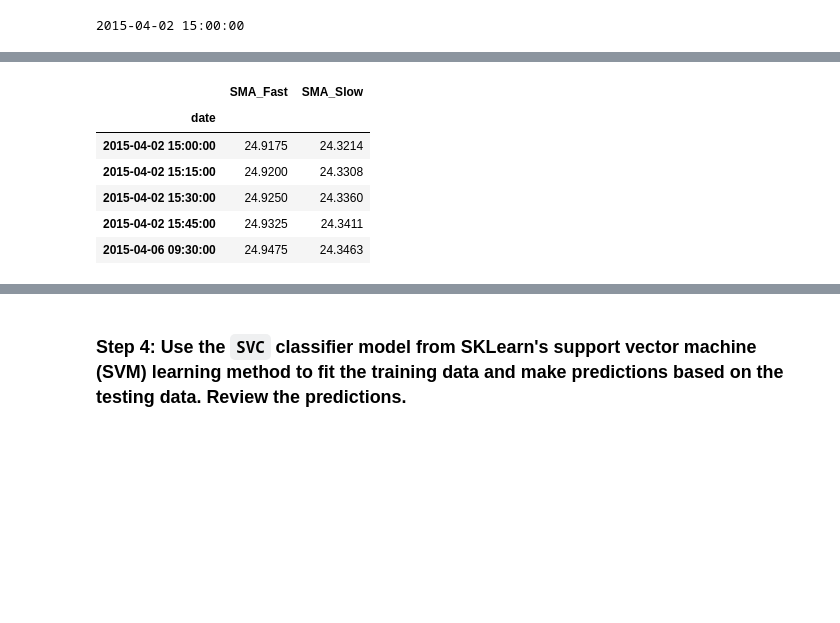
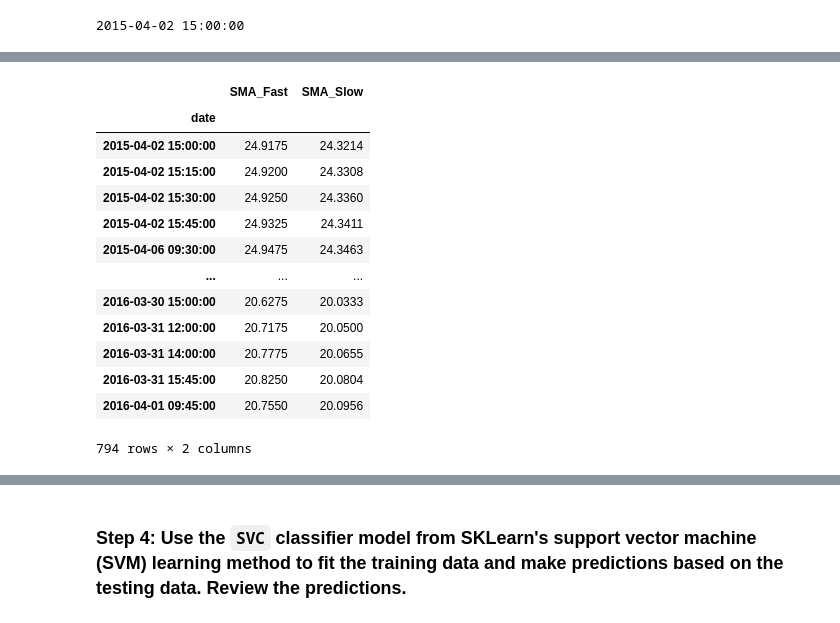
Before and after one commit to Forte42/Machine_Learning_Trading_Bot, a Jupyter notebook: machine_learning_trading_bot.ipynb, the cells around one changed output, grey strips where cells are left out. Cells and saved outputs as stored; diff of their text form; code cells hidden in the pictures; blank space fills up the shorter version.

```diff
--- a/machine_learning_trading_bot.ipynb
+++ b/machine_learning_trading_bot.ipynb
@@ -264,7 +261,7 @@ print(training_begin)
 2015-04-02 15:00:00
 # %%
 # Select the ending period for the training data with an offset of 3 months
-training_end = X.index.min() + DateOffset(months=3)
+training_end = X.index.min() + DateOffset(months=12)
 
 # Display the training end date
 print(training_end)
@@ -273,18 +270,25 @@ print(training_end)
 # %%
 # Generate the X_train and y_train DataFrames
 X_train = X.loc[training_begin:training_end]
 y_train = y.loc[training_begin:training_end]
 
 # Review the X_train DataFrame
-X_train.head()
+X_train
 # %% [output]
 |  | SMA_Fast | SMA_Slow |
 | date |  |  |
 | 2015-04-02 15:00:00 | 24.9175 | 24.3214 |
 | 2015-04-02 15:15:00 | 24.9200 | 24.3308 |
 | 2015-04-02 15:30:00 | 24.9250 | 24.3360 |
 | 2015-04-02 15:45:00 | 24.9325 | 24.3411 |
 | 2015-04-06 09:30:00 | 24.9475 | 24.3463 |
+| ... | ... | ... |
+| 2016-03-30 15:00:00 | 20.6275 | 20.0333 |
+| 2016-03-31 12:00:00 | 20.7175 | 20.0500 |
+| 2016-03-31 14:00:00 | 20.7775 | 20.0655 |
+| 2016-03-31 15:45:00 | 20.8250 | 20.0804 |
+| 2016-04-01 09:45:00 | 20.7550 | 20.0956 |
+794 rows × 2 columns
 # %%
 # Generate the X_test and y_test DataFrames
 X_test = X.loc[training_end+DateOffset(hours=1):]
```
Also changed, not shown: parts of 13 cells of this notebook, 17 other files.
